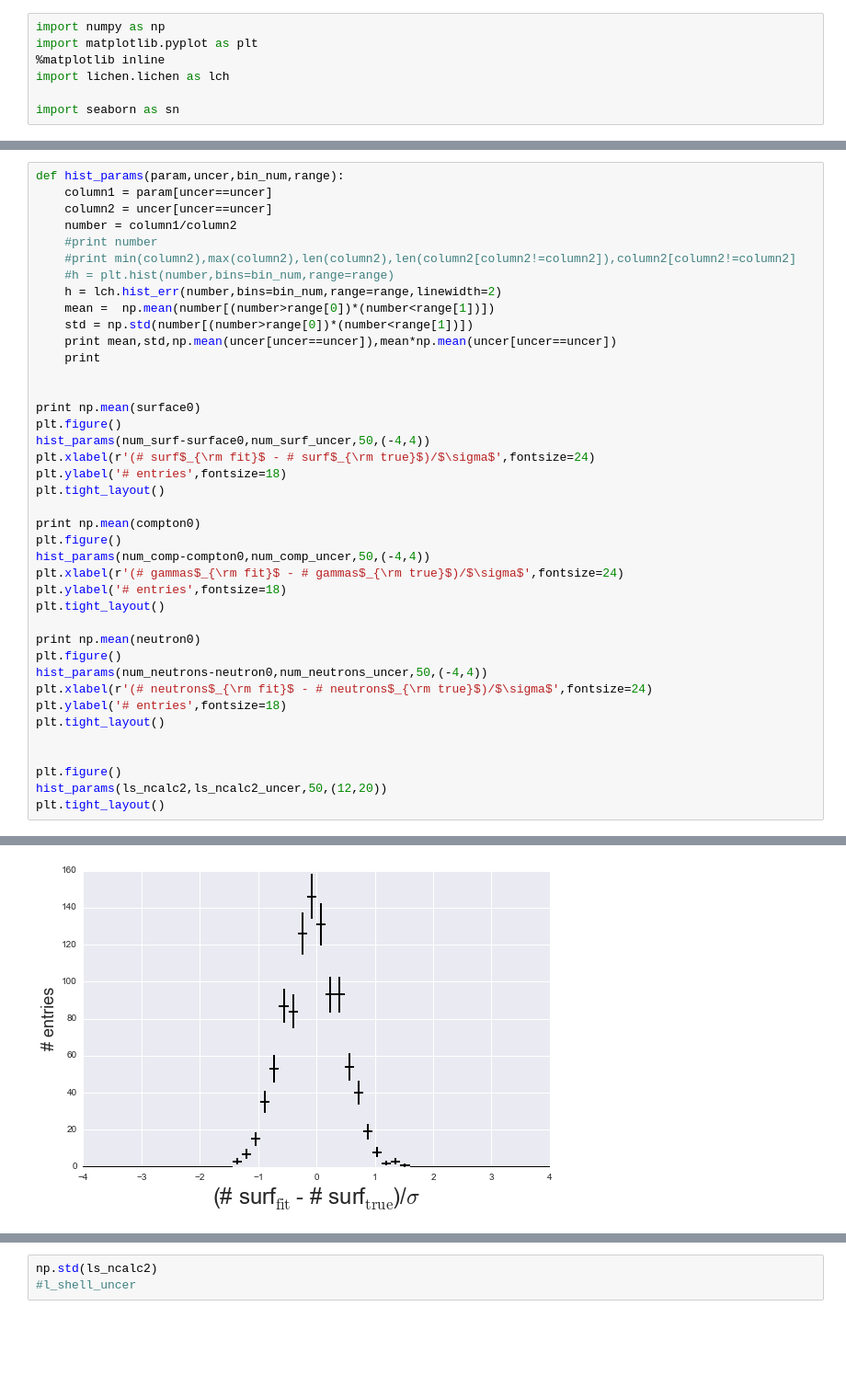
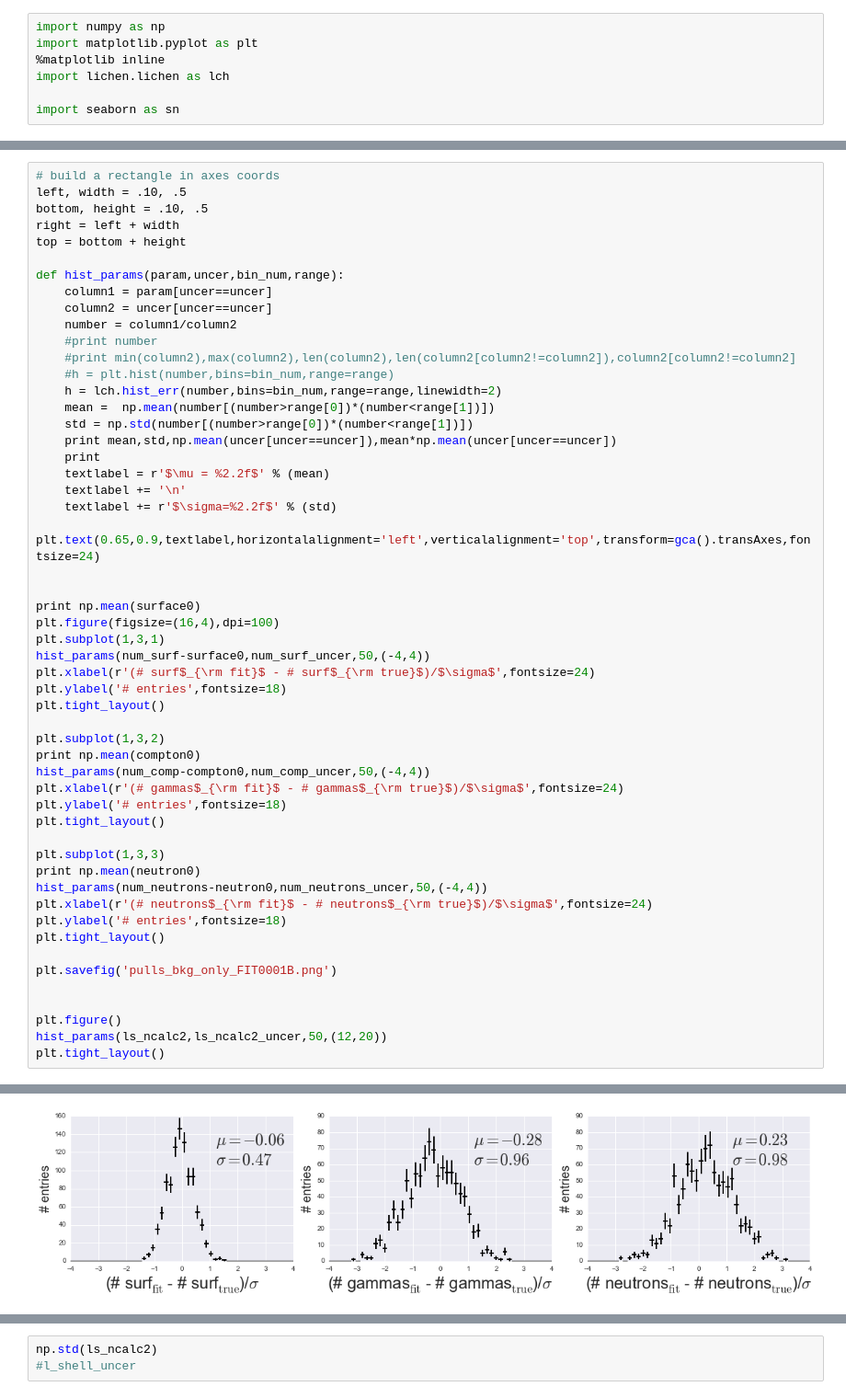
Before and after one commit to mattbellis/Siena_College_Ronnie_Rera, a Jupyter notebook: IPython Notebooks/log_file_summary.ipynb, the cells around one changed output, grey strips where cells are left out. Shown: that part at 92% size. Saved outputs shown, nothing was run; the diff lists cells and outputs as text; blank space fills up the shorter version.

Commit message:
Formatting changes to pulls plot.

```diff
--- a/IPython Notebooks/log_file_summary.ipynb
+++ b/IPython Notebooks/log_file_summary.ipynb
@@ -28,6 +28,12 @@ num_comp,num_comp_uncer = a
 #print len(surface0)
 #print len(num_surf)
 # %%
+# build a rectangle in axes coords
+left, width = .10, .5
+bottom, height = .10, .5
+right = left + width
+top = bottom + height
+
 def hist_params(param,uncer,bin_num,range):
     column1 = param[uncer==uncer]
     column2 = uncer[uncer==uncer]
@@ -40,42 +46,49 @@ def hist_params(param,uncer,bin_num,range):
     std = np.std(number[(number>range[0])*(number<range[1])])
     print mean,std,np.mean(uncer[uncer==uncer]),mean*np.mean(uncer[uncer==uncer])
     print
+    textlabel = r'$\mu = %2.2f$' % (mean)
+    textlabel += '\n'
+    textlabel += r'$\sigma=%2.2f$' % (std)
+    plt.text(0.65,0.9,textlabel,horizontalalignment='left',verticalalignment='top',transform=gca().transAxes,fontsize=24)
 
 
 print np.mean(surface0)
-plt.figure()
+plt.figure(figsize=(16,4),dpi=100)
+plt.subplot(1,3,1)
 hist_params(num_surf-surface0,num_surf_uncer,50,(-4,4))
 plt.xlabel(r'(# surf$_{\rm fit}$ - # surf$_{\rm true}$)/$\sigma$',fontsize=24)
 plt.ylabel('# entries',fontsize=18)
 plt.tight_layout()
 
+plt.subplot(1,3,2)
 print np.mean(compton0)
-plt.figure()
 hist_params(num_comp-compton0,num_comp_uncer,50,(-4,4))
 plt.xlabel(r'(# gammas$_{\rm fit}$ - # gammas$_{\rm true}$)/$\sigma$',fontsize=24)
 plt.ylabel('# entries',fontsize=18)
 plt.tight_layout()
 
+plt.subplot(1,3,3)
 print np.mean(neutron0)
-plt.figure()
 hist_params(num_neutrons-neutron0,num_neutrons_uncer,50,(-4,4))
 plt.xlabel(r'(# neutrons$_{\rm fit}$ - # neutrons$_{\rm true}$)/$\sigma$',fontsize=24)
 plt.ylabel('# entries',fontsize=18)
 plt.tight_layout()
 
+plt.savefig('pulls_bkg_only_FIT0001B.png')
+
 
 plt.figure()
 hist_params(ls_ncalc2,ls_ncalc2_uncer,50,(12,20))
 plt.tight_layout()
 # %% [output]
 4679.499
 -0.0592794370002 0.474813348046 78.0695931 -4.6279215258
 
 2433.635
 -0.283597812636 0.956401398358 175.2538972 -49.7016219019
 
 922.938
 0.230324091374 0.984002392531 192.3640965 44.3060857394
 
 17.7115380567 0.680281394712 35.877283 635.441863227
-[figure, old version]
+[figure, new version]
```
Also changed, not shown: parts of 2 cells of this notebook.
